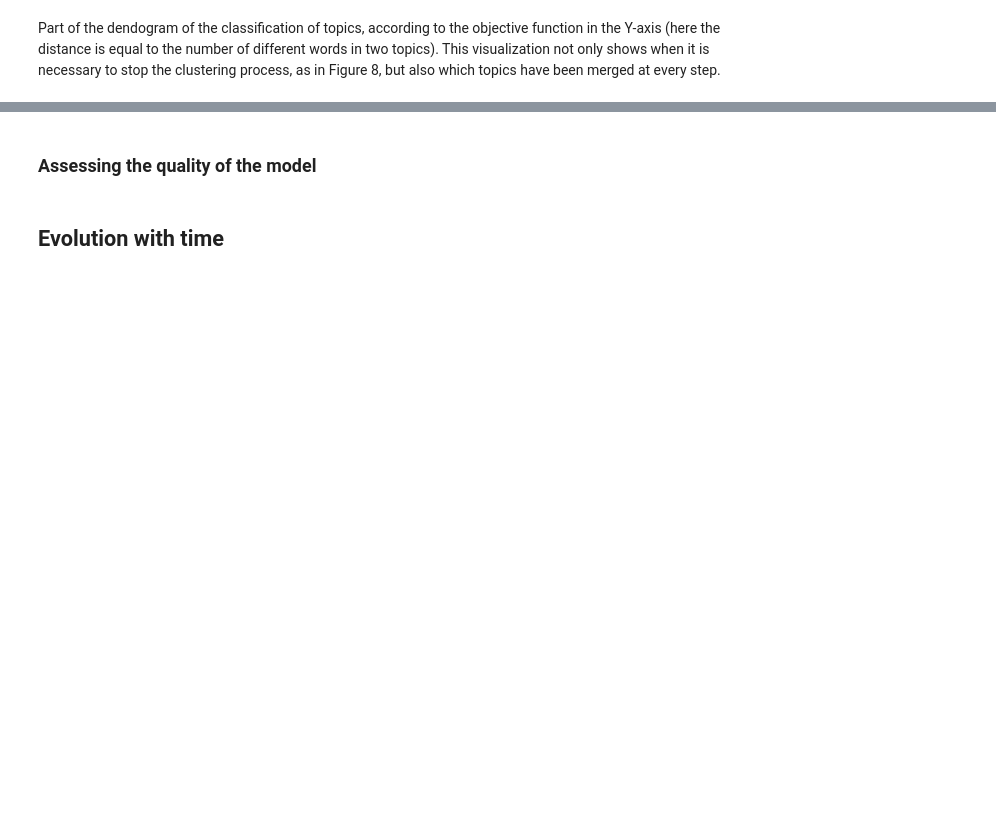
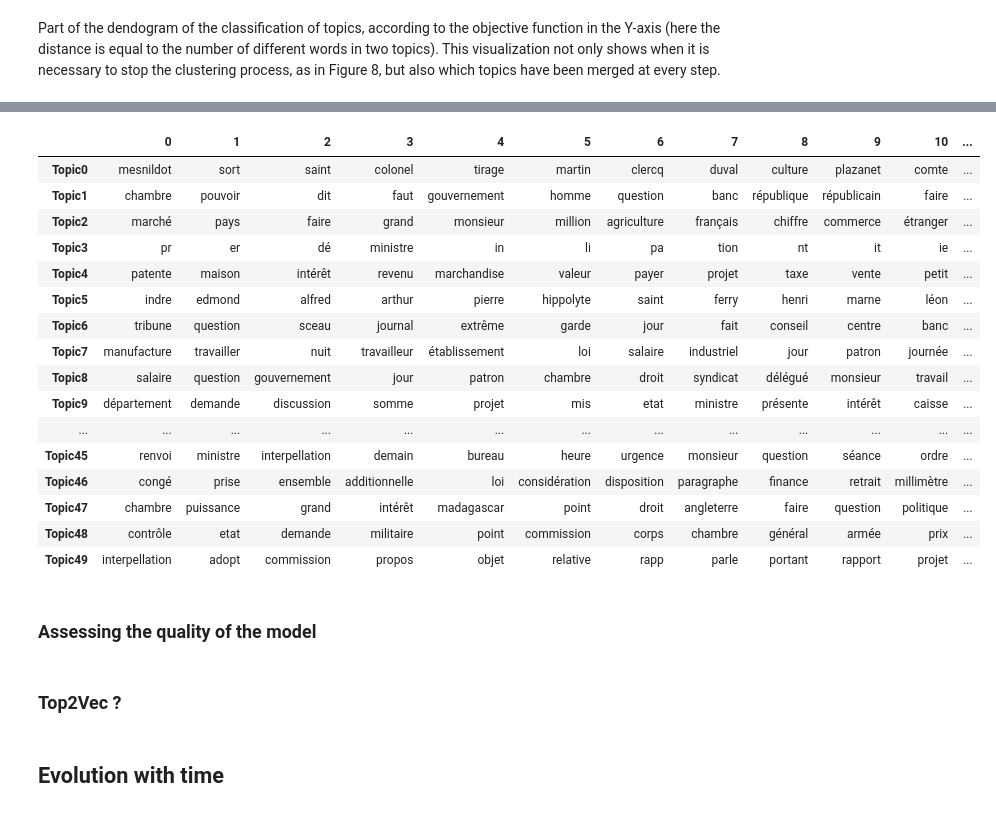
Before and after one commit to mpuren/jdh_articlemethodo, a Jupyter notebook: author_guideline_template.ipynb, the cells around one changed output, grey strips where cells are left out. Saved outputs shown, nothing was run; the diff lists cells and outputs as text; code cells hidden in the pictures; blank space fills up the shorter version.

```diff
--- a/author_guideline_template.ipynb
+++ b/author_guideline_template.ipynb
@@ -901,3 +887,23 @@ table X: Details of two topics (in dark red) that are merged at an early stage o
+# %%
+topics.T
+# %% [output]
+|  | 0 | 1 | 2 | 3 | 4 | 5 | 6 | 7 | 8 | 9 | 10 | ... |
+| Topic0 | mesnildot | sort | saint | colonel | tirage | martin | clercq | duval | culture | plazanet | comte | ... |
+| Topic1 | chambre | pouvoir | dit | faut | gouvernement | homme | question | banc | république | républicain | faire | ... |
+| Topic2 | marché | pays | faire | grand | monsieur | million | agriculture | français | chiffre | commerce | étranger | ... |
+| Topic3 | pr | er | dé | ministre | in | li | pa | tion | nt | it | ie | ... |
+| Topic4 | patente | maison | intérêt | revenu | marchandise | valeur | payer | projet | taxe | vente | petit | ... |
+| Topic5 | indre | edmond | alfred | arthur | pierre | hippolyte | saint | ferry | henri | marne | léon | ... |
+| Topic6 | tribune | question | sceau | journal | extrême | garde | jour | fait | conseil | centre | banc | ... |
+| Topic7 | manufacture | travailler | nuit | travailleur | établissement | loi | salaire | industriel | jour | patron | journée | ... |
+| Topic8 | salaire | question | gouvernement | jour | patron | chambre | droit | syndicat | délégué | monsieur | travail | ... |
+| Topic9 | département | demande | discussion | somme | projet | mis | etat | ministre | présente | intérêt | caisse | ... |
+| ... | ... | ... | ... | ... | ... | ... | ... | ... | ... | ... | ... | ... |
+| Topic45 | renvoi | ministre | interpellation | demain | bureau | heure | urgence | monsieur | question | séance | ordre | ... |
+| Topic46 | congé | prise | ensemble | additionnelle | loi | considération | disposition | paragraphe | finance | retrait | millimètre | ... |
+| Topic47 | chambre | puissance | grand | intérêt | madagascar | point | droit | angleterre | faire | question | politique | ... |
+| Topic48 | contrôle | etat | demande | militaire | point | commission | corps | chambre | général | armée | prix | ... |
+| Topic49 | interpellation | adopt | commission | propos | objet | relative | rapp | parle | portant | rapport | projet | ... |
 # %%
 classes = {
     "names of MP": [0, 5, 10, 14, 18, 23, 35, 37, 39],
@@ -920,5 +926,7 @@ classes = {
 }
 # %% [markdown]
 ### Assessing the quality of the model
+# %% [markdown]
+### Top2Vec ?
 # %% [markdown]
 ## Evolution with time
```
Also changed, not shown: parts of 32 cells of this notebook, 6 other files.
